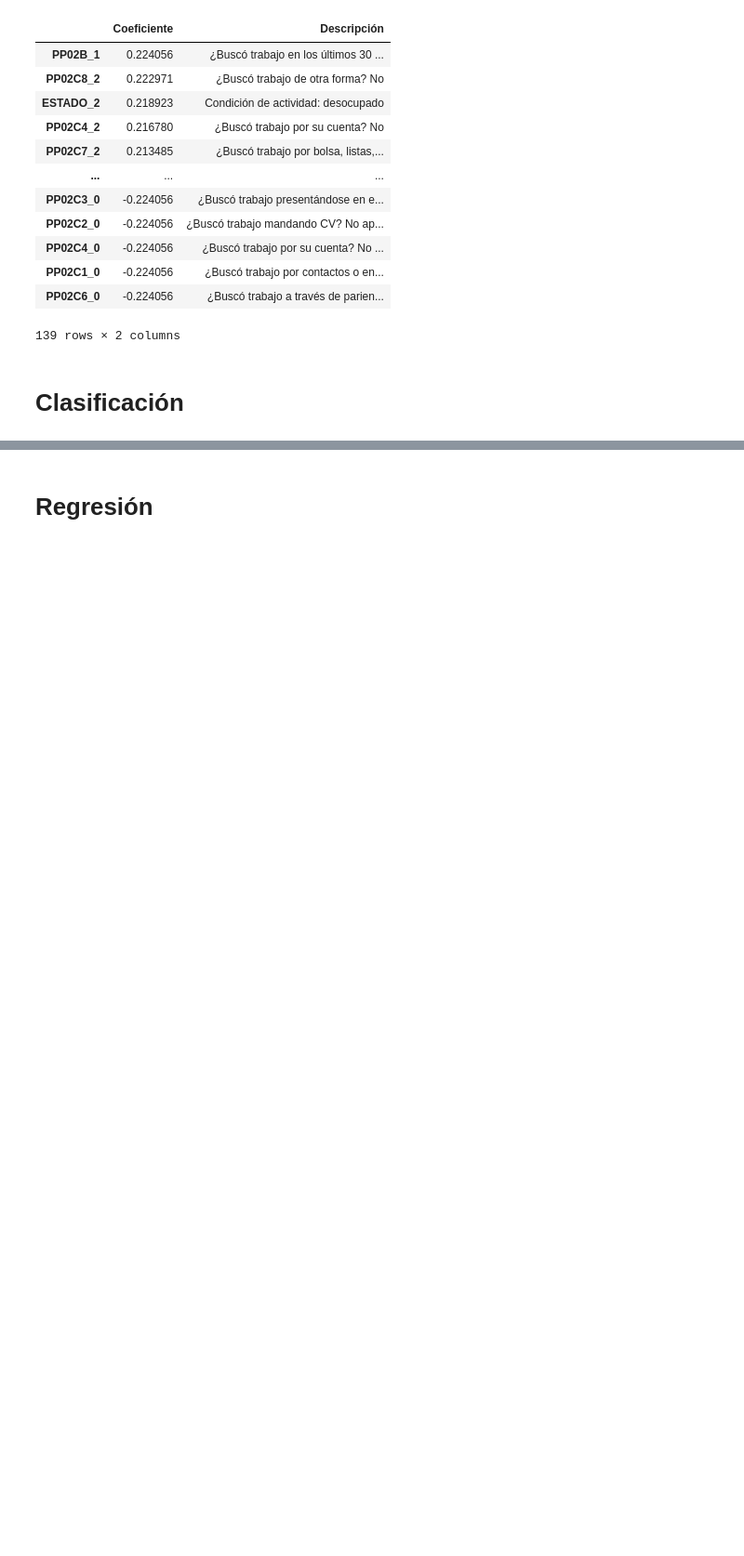
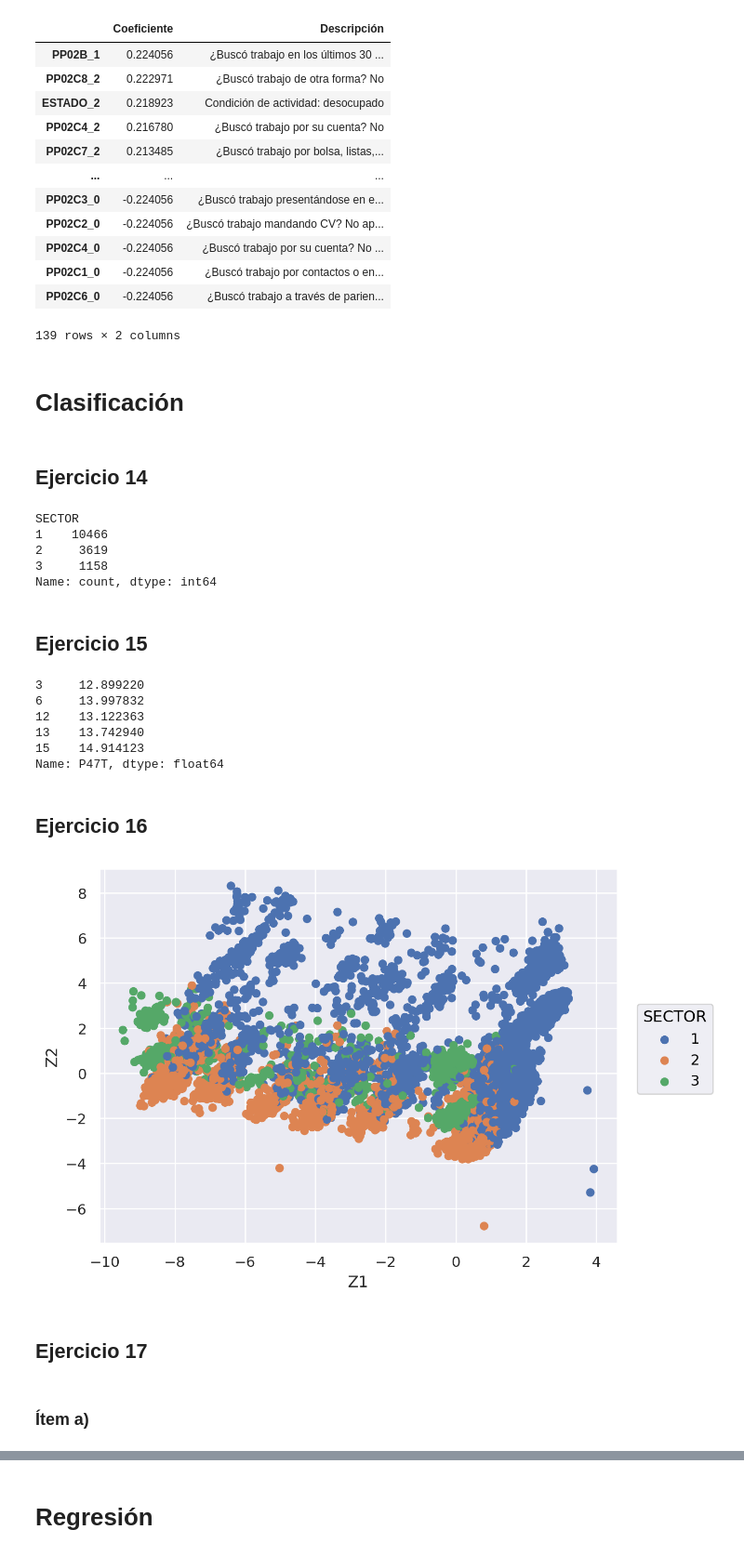
Before and after one commit to leonelifernandez12/labo_datos, a Jupyter notebook: tp_2.ipynb, the cells around one changed output, grey strips where cells are left out. Shown at 93% size. Saved outputs shown, nothing was run; the diff lists cells and outputs as text; code cells hidden in the pictures; blank space fills up the shorter version.

```diff
--- a/tp_2.ipynb
+++ b/tp_2.ipynb
@@ -692,3 +696,60 @@ for componente in df_componentes.columns:
 139 rows × 2 columns
 # %% [markdown]
 # Clasificación
+# %% [markdown]
+## Ejercicio 14
+# %%
+df_clasificacion = df_datos[df_datos["SECTOR"].isin([1, 2, 3])]
+df_clasificacion["SECTOR"].value_counts()
+# %% [output]
+SECTOR
+1    10466
+2     3619
+3     1158
+Name: count, dtype: int64
+# %% [markdown]
+## Ejercicio 15
+# %%
+df_clasificacion = df_clasificacion[df_clasificacion["P47T"] > 0]
+df_clasificacion["P47T"] = np.log(df_clasificacion["P47T"])
+df_clasificacion["P47T"].head()
+# %% [output]
+3     12.899220
+6     13.997832
+12    13.122363
+13    13.742940
+15    14.914123
+Name: P47T, dtype: float64
+# %% [markdown]
+## Ejercicio 16
+# %%
+columnas_no_continuas = ["SECTOR", *columnas_a_convertir_a_dummy]
+columnas_continuas    = df_clasificacion.columns.difference(columnas_no_continuas)
+
+scaler = StandardScaler()
+df_clasificacion[columnas_continuas] = scaler.fit_transform(df_clasificacion[columnas_continuas])
+
+X = df_clasificacion.drop(columns=["SECTOR"])
+y = df_clasificacion["SECTOR"]
+
+pca = PCA(n_components=2)
+componentes_principales = pca.fit_transform(X)
+
+df_pca = pd.DataFrame(
+    data=componentes_principales,
+    columns=["Z1", "Z2"]
+)
+
+df_pca["SECTOR"] = y.astype(str).values
+
+(
+    so.Plot(df_pca, x="Z1", y="Z2", color="SECTOR")
+    .add(so.Dot())
+    .scale(color=so.Nominal(order=np.unique(df_pca["SECTOR"]).tolist()))
+)
+# %% [output]
+[figure, added]
+# %% [markdown]
+## Ejercicio 17
+# %% [markdown]
+### Ítem a)
```
Also changed, not shown: parts of 12 cells of this notebook.
